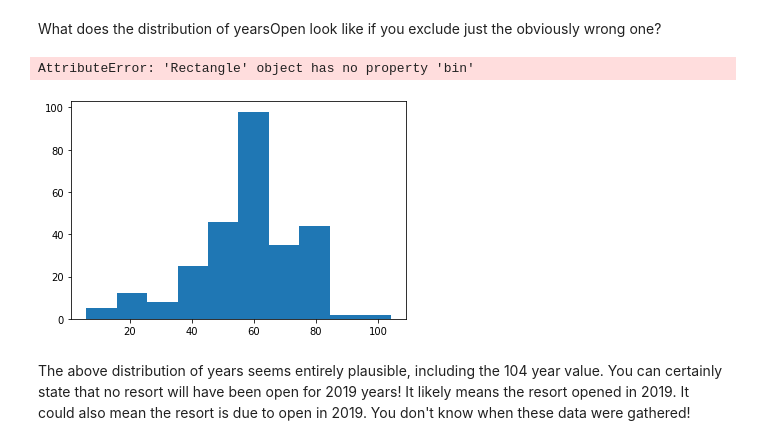
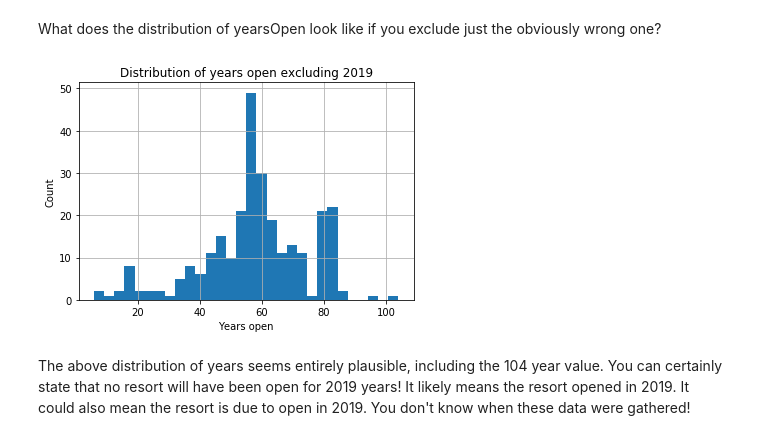
Before and after one commit to nakisa84/DataScienceGuidedCapstone, a Jupyter notebook: Notebooks/02_data_wrangling.ipynb, the cells around one changed output. Cells and saved outputs as stored; diff of their text form; code cells hidden in the pictures.

```diff
--- a/Notebooks/02_data_wrangling.ipynb
+++ b/Notebooks/02_data_wrangling.ipynb
@@ -716,14 +716,13 @@ What does the distribution of yearsOpen look like if you exclude just the obviou
 # %%
 #Code task 26#
 #Call the hist method on 'yearsOpen' after filtering for values under 1000
 #Pass the argument bins=30 to hist(), but feel free to explore other values
-ski_data.yearsOpen[ski_data.yearsOpen < 1000].hist(bin = 30)
+ski_data.yearsOpen[ski_data.yearsOpen < 1000].hist(bins = 30)
 plt.xlabel('Years open')
 plt.ylabel('Count')
 plt.title('Distribution of years open excluding 2019');
 # %% [output]
-AttributeError: 'Rectangle' object has no property 'bin'
-[figure, old version]
+[figure, new version]
 # %% [markdown]
 The above distribution of years seems entirely plausible, including the 104 year value. You can certainly state that no resort will have been open for 2019 years! It likely means the resort opened in 2019. It could also mean the resort is due to open in 2019. You don't know when these data were gathered!
 # %% [markdown]
```
Also changed, not shown: 2 other files.
